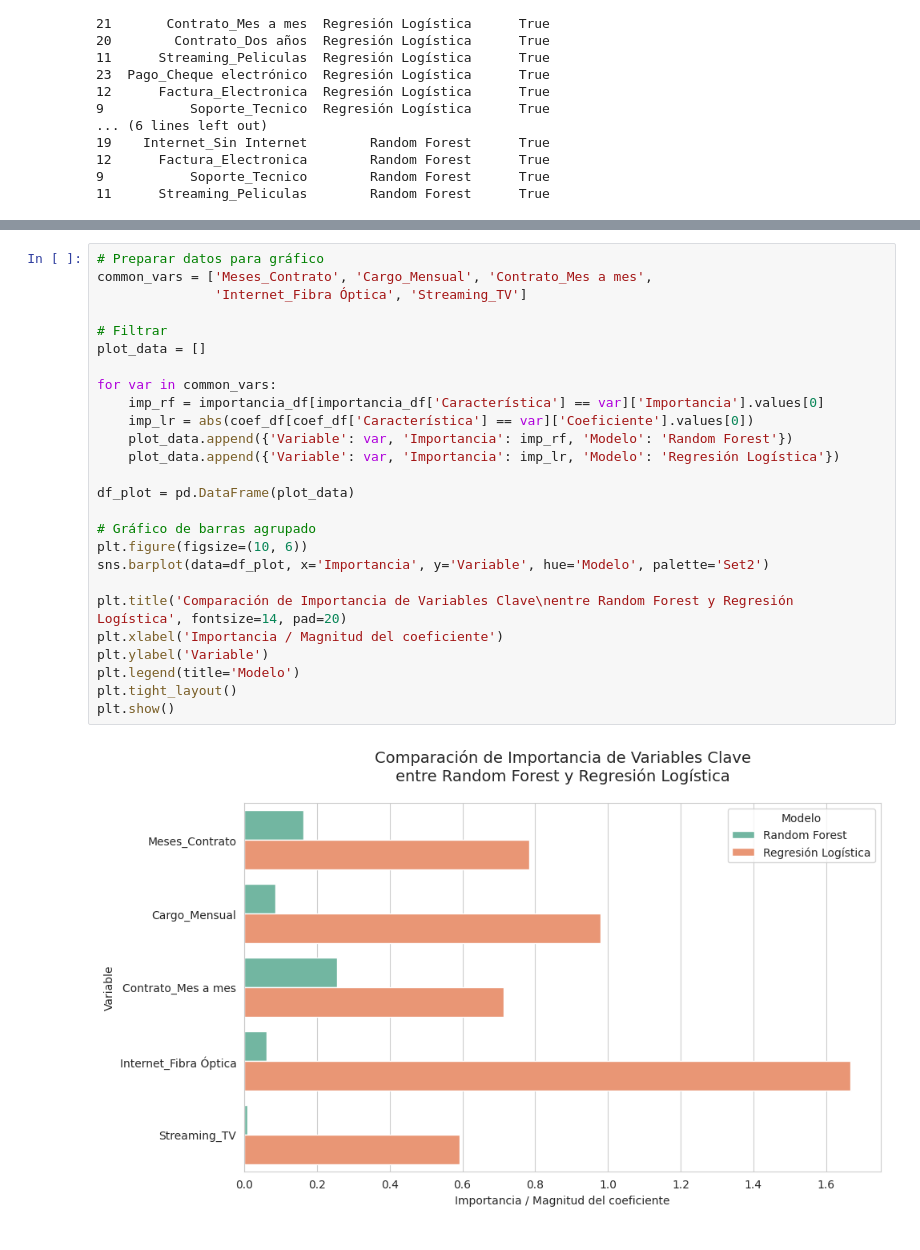
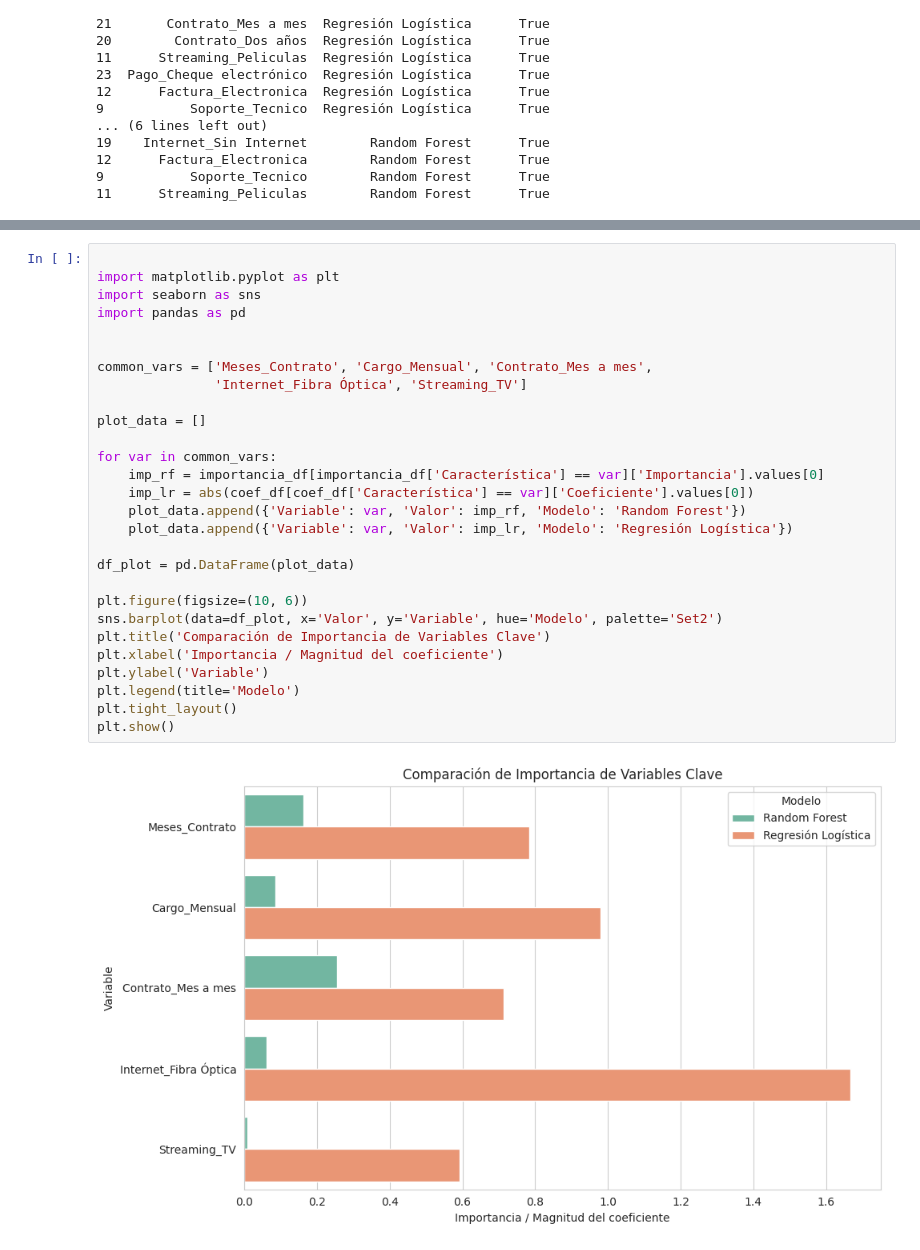
Before and after one commit to AenimaLabs/TelecomX2, a Jupyter notebook: TelecomX2.ipynb, the cells around one changed output, grey strips where cells are left out. Cells and saved outputs as stored; diff of their text form.

```diff
--- a/TelecomX2.ipynb
+++ b/TelecomX2.ipynb
@@ -1348,28 +1497,30 @@ print(top_vars[top_vars['En_ambos']])
 # %%
-# Preparar datos para gráfico
+
+import matplotlib.pyplot as plt
+import seaborn as sns
+import pandas as pd
+
+
 common_vars = ['Meses_Contrato', 'Cargo_Mensual', 'Contrato_Mes a mes',
                'Internet_Fibra Óptica', 'Streaming_TV']
 
-# Filtrar
 plot_data = []
 
 for var in common_vars:
     imp_rf = importancia_df[importancia_df['Característica'] == var]['Importancia'].values[0]
     imp_lr = abs(coef_df[coef_df['Característica'] == var]['Coeficiente'].values[0])
-    plot_data.append({'Variable': var, 'Importancia': imp_rf, 'Modelo': 'Random Forest'})
-    plot_data.append({'Variable': var, 'Importancia': imp_lr, 'Modelo': 'Regresión Logística'})
+    plot_data.append({'Variable': var, 'Valor': imp_rf, 'Modelo': 'Random Forest'})
+    plot_data.append({'Variable': var, 'Valor': imp_lr, 'Modelo': 'Regresión Logística'})
 
 df_plot = pd.DataFrame(plot_data)
 
-# Gráfico de barras agrupado
 plt.figure(figsize=(10, 6))
-sns.barplot(data=df_plot, x='Importancia', y='Variable', hue='Modelo', palette='Set2')
-
-plt.title('Comparación de Importancia de Variables Clave\nentre Random Forest y Regresión Logística', fontsize=14, pad=20)
+sns.barplot(data=df_plot, x='Valor', y='Variable', hue='Modelo', palette='Set2')
+plt.title('Comparación de Importancia de Variables Clave')
 plt.xlabel('Importancia / Magnitud del coeficiente')
 plt.ylabel('Variable')
 plt.legend(title='Modelo')
 plt.tight_layout()
 plt.show()
 # %% [output]
-[figure, old version]
+[figure, new version]
```
Also changed, not shown: parts of 16 cells of this notebook.
